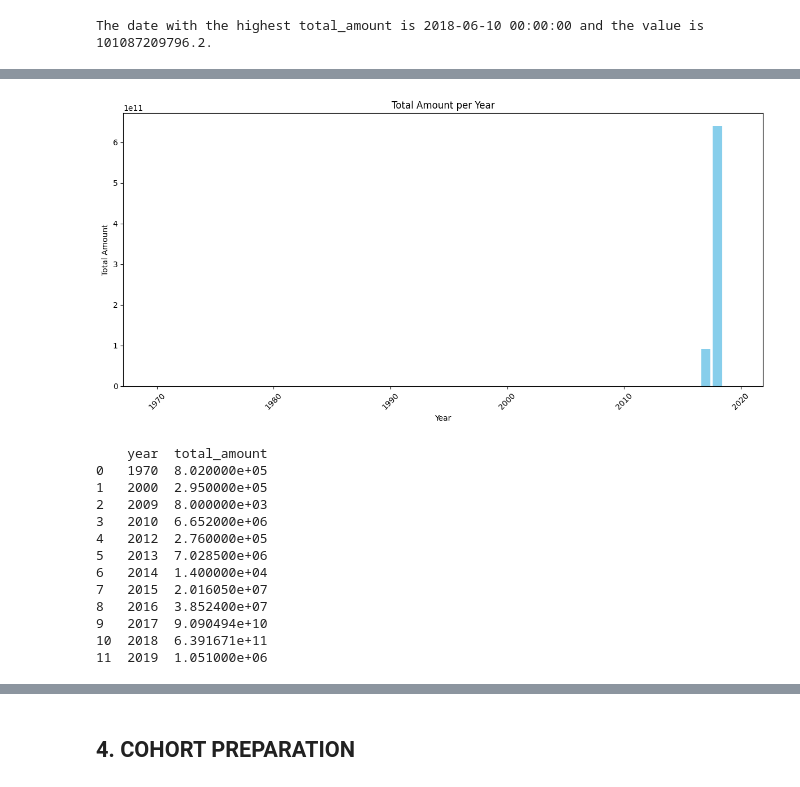
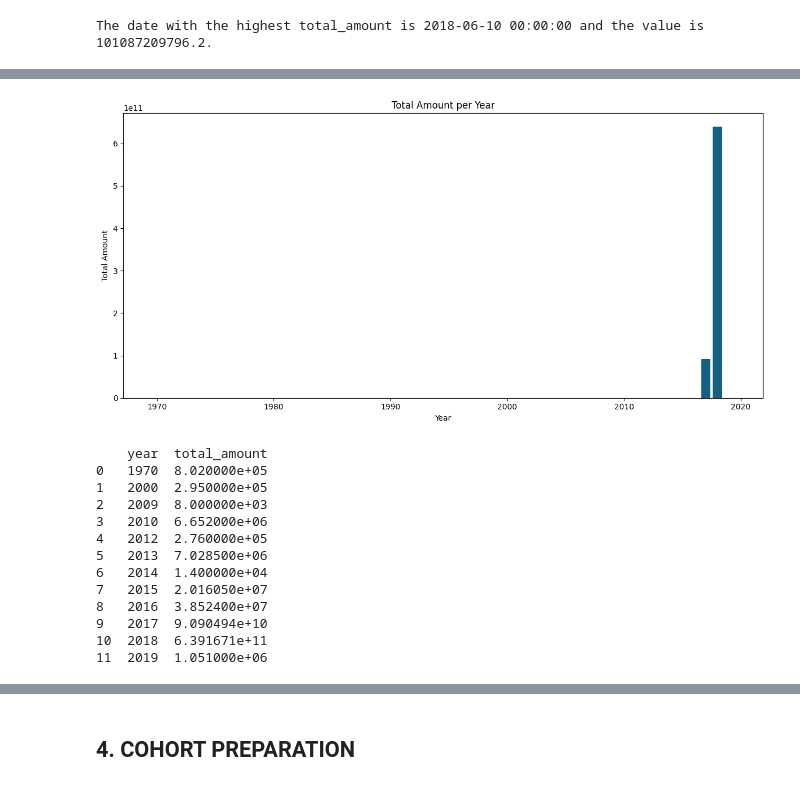
Before and after one commit to fatwaman/Learning_Python, a Jupyter notebook: Capstone_Project_Fatwa.ipynb, the cells around one changed output, grey strips where cells are left out. Drawn from its saved outputs; the diff is of its cells as text; code cells hidden in the pictures.

```diff
--- a/Capstone_Project_Fatwa.ipynb
+++ b/Capstone_Project_Fatwa.ipynb
@@ -261,33 +261,33 @@ Make sure to replace `'datatransaksi.csv'` with the correct path to your CSV fil
 # %%
 # Load your data
 # Assuming your CSV file is named 'datatransaksi.csv' and has columns 'tanggal' (date) and 'total_amount'
 df['date'] = pd.to_datetime(df['date'])
 
 # Extract the year from the 'tanggal' column
 df['year'] = df['date'].dt.year
 
 # Group the data by year and sum the 'total_amount'
 yearly_total = df.groupby('year')['total_amount'].sum().reset_index()
 
 # Plot the data as a bar chart
 plt.figure(figsize=(12, 6))
-plt.bar(yearly_total['year'], yearly_total['total_amount'], color='skyblue')
+plt.bar(yearly_total['year'], yearly_total['total_amount'], color='#156082')
 
 # Add title and labels
 plt.title('Total Amount per Year')
 plt.xlabel('Year')
 plt.ylabel('Total Amount')
 
 # Rotate x-axis labels for better readability
-plt.xticks(rotation=45)
+plt.xticks(rotation=0)
 
 # Display the plot
 plt.tight_layout()
 plt.show()
 
 print(yearly_total)
 # %% [output]
-[figure, old version]
+[figure, new version]
     year  total_amount
 0   1970  8.020000e+05
 1   2000  2.950000e+05
```
Also changed, not shown: parts of 4 cells of this notebook.
